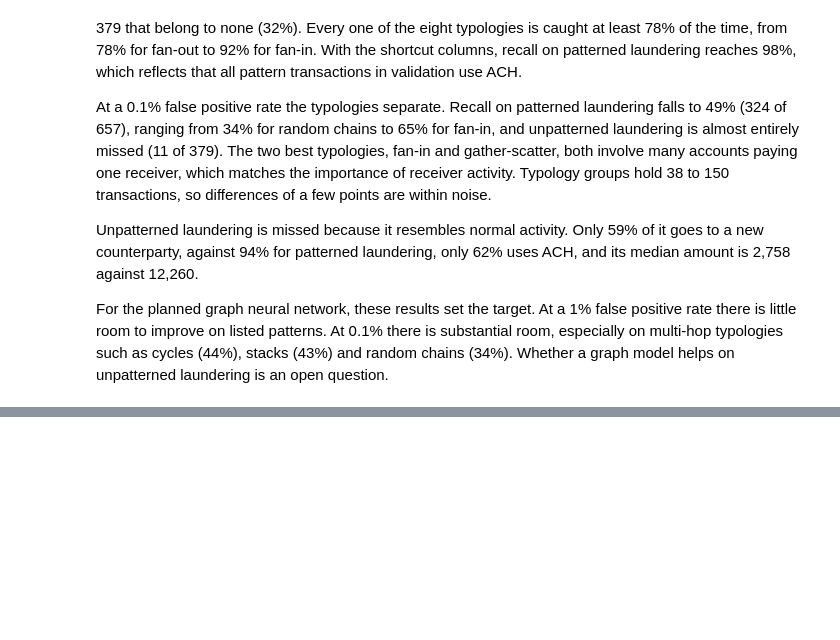
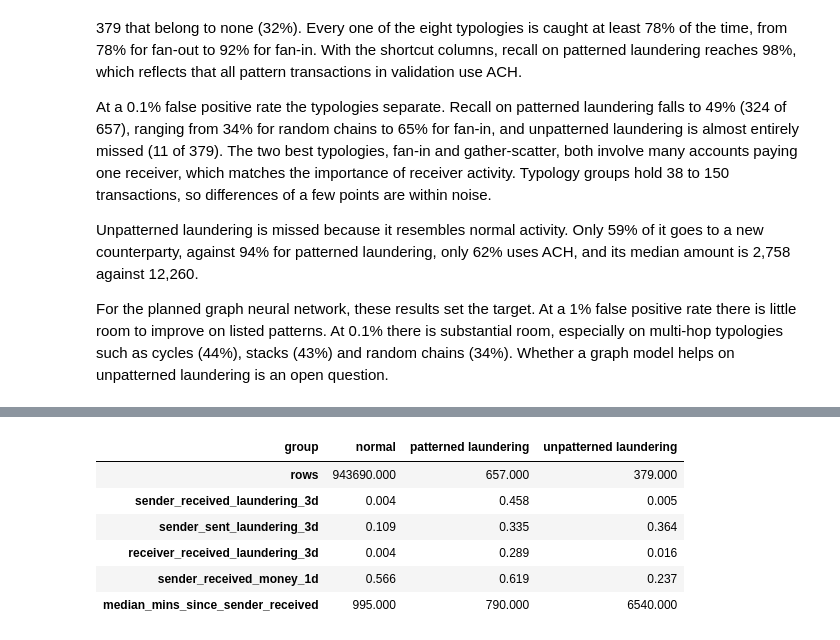
Before and after one commit to sap6011/bank-guard, a Jupyter notebook: notebooks/02_baselines.ipynb, the cells around one changed output, grey strips where cells are left out. Saved outputs shown, nothing was run; the diff lists cells and outputs as text; code cells hidden in the pictures; blank space fills up the shorter version.

```diff
--- a/notebooks/02_baselines.ipynb
+++ b/notebooks/02_baselines.ipynb
@@ -676,0 +681,49 @@ For the planned graph neural network, these results set the target. At a 1% fals
+# %%
+from_code, to_code = account_codes(tx)
+minutes = (
+    (tx["timestamp"] - tx["timestamp"].min()).dt.total_seconds() // 60
+).to_numpy().astype(np.int64)
+real = ~tx["self_transfer"].to_numpy()
+laund = (tx["is_laundering"].to_numpy() == 1) & real
+
+
+def minutes_since_last(event_codes, event_minutes, query_codes, query_minutes):
+    events = np.sort(event_codes.astype(np.int64) * BIG + event_minutes)
+    q = query_codes.astype(np.int64) * BIG + query_minutes
+    pos = np.searchsorted(events, q, "left") - 1
+    prev = events[np.clip(pos, 0, None)]
+    same_account = (pos >= 0) & (prev // BIG == query_codes)
+    return np.where(same_account, q - prev, np.nan)
+
+
+D = pd.DataFrame(index=tx.index)
+D["sender_received_laundering_3d"] = count_prior(to_code[laund], minutes[laund], from_code, minutes, 4320) > 0
+D["sender_sent_laundering_3d"] = count_prior(from_code[laund], minutes[laund], from_code, minutes, 4320) > 0
+D["receiver_received_laundering_3d"] = count_prior(to_code[laund], minutes[laund], to_code, minutes, 4320) > 0
+D["mins_since_sender_received"] = minutes_since_last(to_code[real], minutes[real], from_code, minutes)
+
+d = val.join(D).join(G[["sender_in_1d"]])
+d["group"] = np.where(
+    y_val == 0,
+    "normal",
+    np.where(val_typology == "No listed pattern", "unpatterned laundering", "patterned laundering"),
+)
+d["sender_received_money_1d"] = d["sender_in_1d"] > 0
+d = d[~d["self_transfer"]]
+
+d.groupby("group").agg(
+    rows=("group", "size"),
+    sender_received_laundering_3d=("sender_received_laundering_3d", "mean"),
+    sender_sent_laundering_3d=("sender_sent_laundering_3d", "mean"),
+    receiver_received_laundering_3d=("receiver_received_laundering_3d", "mean"),
+    sender_received_money_1d=("sender_received_money_1d", "mean"),
+    median_mins_since_sender_received=("mins_since_sender_received", "median"),
+).round(3).T
+# %% [output]
+| group | normal | patterned laundering | unpatterned laundering |
+| rows | 943690.000 | 657.000 | 379.000 |
+| sender_received_laundering_3d | 0.004 | 0.458 | 0.005 |
+| sender_sent_laundering_3d | 0.109 | 0.335 | 0.364 |
+| receiver_received_laundering_3d | 0.004 | 0.289 | 0.016 |
+| sender_received_money_1d | 0.566 | 0.619 | 0.237 |
+| median_mins_since_sender_received | 995.000 | 790.000 | 6540.000 |
```
Also changed, not shown: parts of 4 cells of this notebook.
